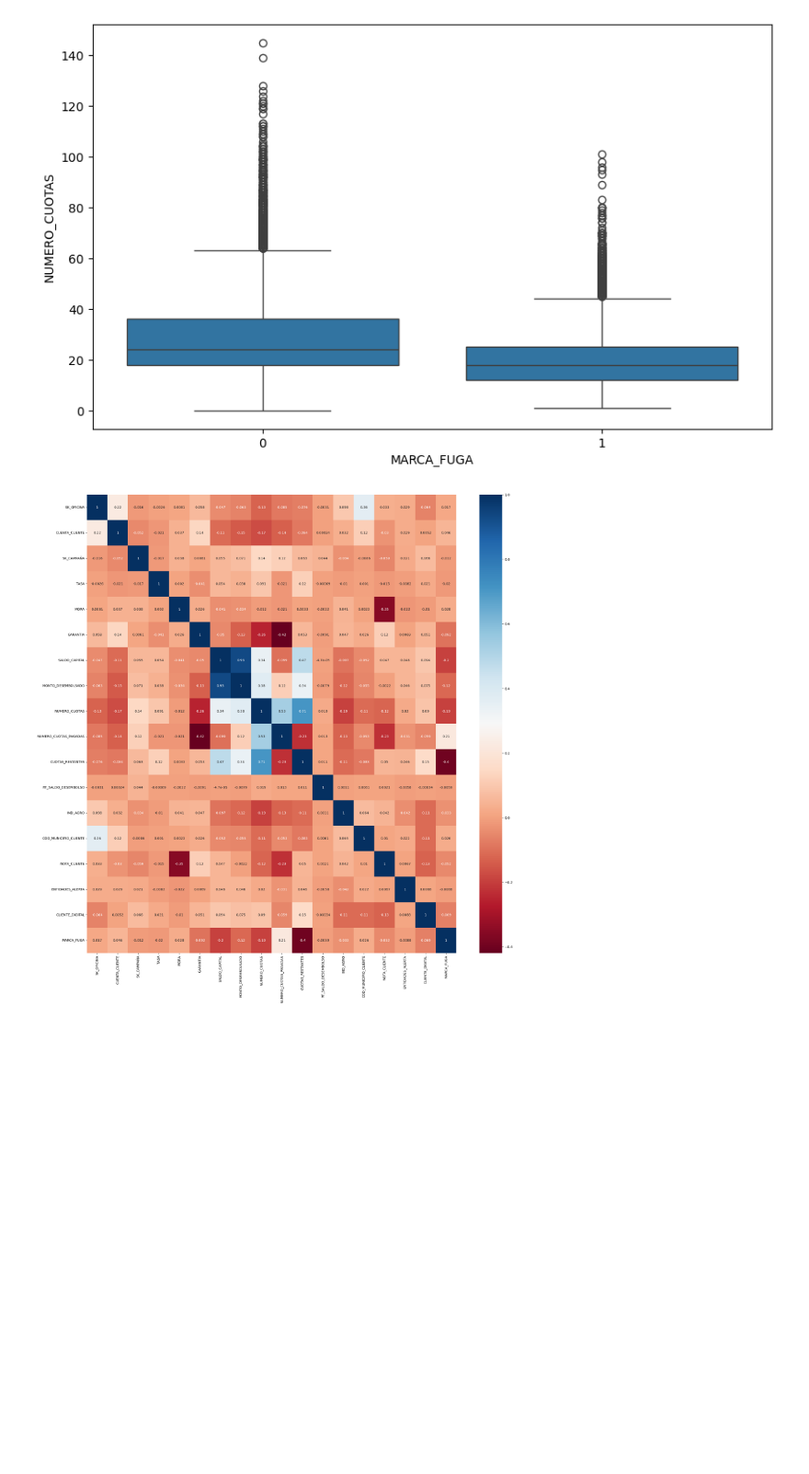
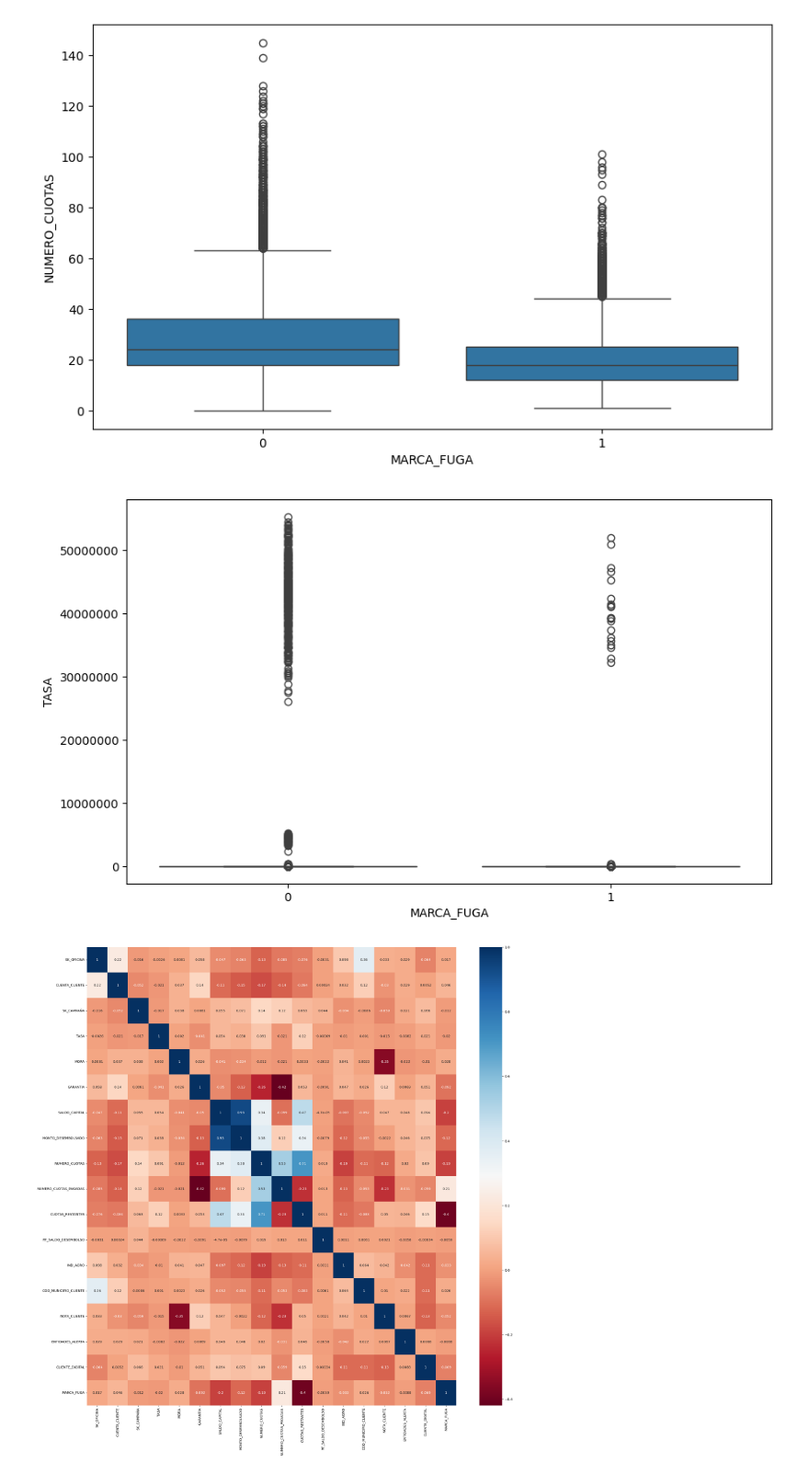
Before and after one commit to cristianfelip/ML_Fuga_2026, a Jupyter notebook: Fuga_clientes.ipynb, the cells around one changed output. Shown at 92% size. Drawn from its saved outputs; the diff is of its cells as text; code cells hidden in the pictures; blank space fills up the shorter version.

```diff
--- a/Fuga_clientes.ipynb
+++ b/Fuga_clientes.ipynb
@@ -128,6 +123,15 @@ plt.ticklabel_format(style='plain', axis='y')
 plt.show()
 # %% [output]
 [figure]
+# %%
+plt.figure(figsize=(10, 6))
+sns.boxplot(data=df, x='MARCA_FUGA', y='TASA')
+# --- AQUÍ ESTÁ EL TRUCO ---
+plt.ticklabel_format(style='plain', axis='y')
+# Si el saldo está en el eje X, cambia axis='y' por axis='x'
+plt.show()
+# %% [output]
+[figure, added]
 # %%
 plt.figure(figsize=(25,25))
 sns.heatmap(df2.select_dtypes(include=['int64', 'float64']).corr(), annot=True, cmap='RdBu')
```
Also changed, not shown: parts of 34 cells of this notebook.
